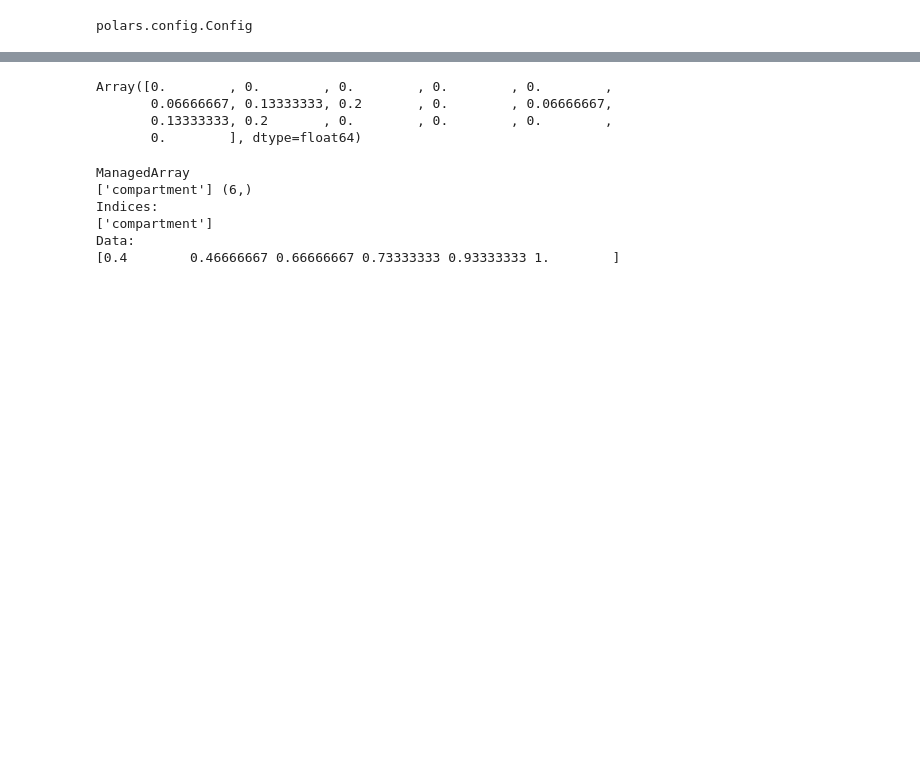
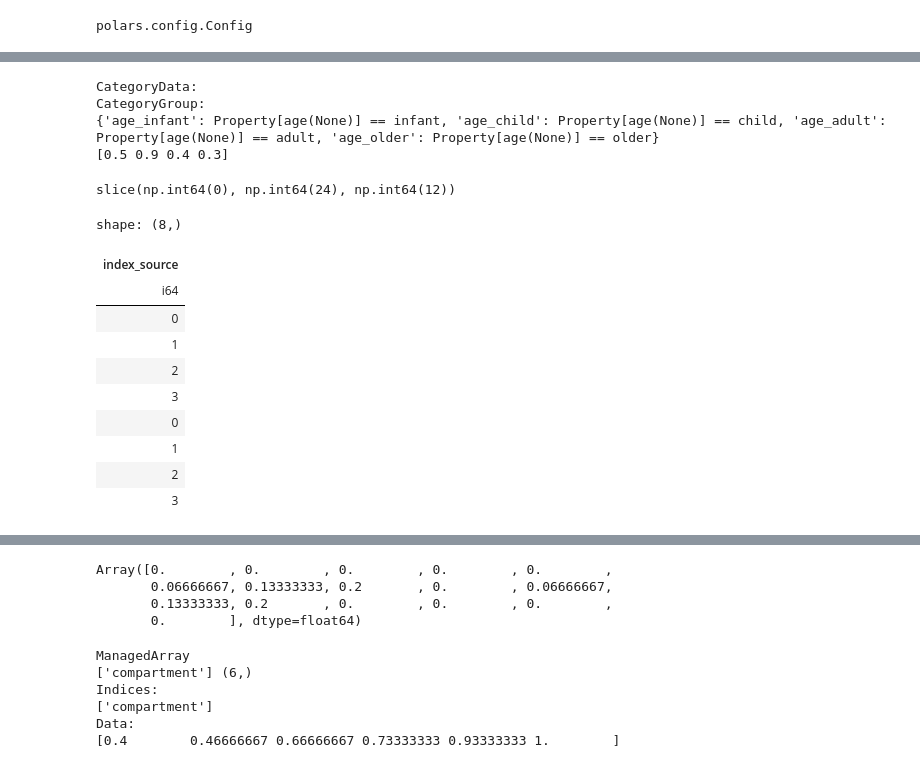
Before and after one commit to monash-emu/summer3proto, a Jupyter notebook: notebooks/ma/expanding_ops.ipynb, the cells around one changed output, grey strips where cells are left out. Cells and saved outputs as stored; diff of their text form; code cells hidden in the pictures; blank space fills up the shorter version.

```diff
--- a/notebooks/ma/expanding_ops.ipynb
+++ b/notebooks/ma/expanding_ops.ipynb
@@ -22,0 +70,9 @@ infection = FlowSpec(state == "S", state == "I", pt)
+# %%
+age.categories().wrap(jnp.array([
+    0.5,0.9,0.4,0.3
+]))
+# %% [output]
+CategoryData:
+CategoryGroup:
+{'age_infant': Property[age(None)] == infant, 'age_child': Property[age(None)] == child, 'age_adult': Property[age(None)] == adult, 'age_older': Property[age(None)] == older}
+[0.5 0.9 0.4 0.3]
@@ -22,0 +83,7 @@ infection = FlowSpec(state == "S", state == "I", pt)
+# %%
+wrap_data_pt(jnp.linspace(0.0,1.0,len(pt)), pt).query((
+    (age == "infant") &
+    (state != "I")
+)).parent_indices
+# %% [output]
+slice(np.int64(0), np.int64(24), np.int64(12))
@@ -22,0 +96,3 @@ infection = FlowSpec(state == "S", state == "I", pt)
+# %%
+iff = Flow(infection, 1.5)
+iff.adjustments.append(age.categories().wrap(np.array([0.5,0.9,0.4,0.3])))
@@ -22,0 +101,14 @@ infection = FlowSpec(state == "S", state == "I", pt)
+# %%
+iff.spec.get_flow_pt().df["index_source"]
+# %% [output]
+shape: (8,)
+| index_source |
+| i64 |
+| 0 |
+| 1 |
+| 2 |
+| 3 |
+| 0 |
+| 1 |
+| 2 |
+| 3 |
```
Also changed, not shown: parts of 28 cells of this notebook, 3 other files.
